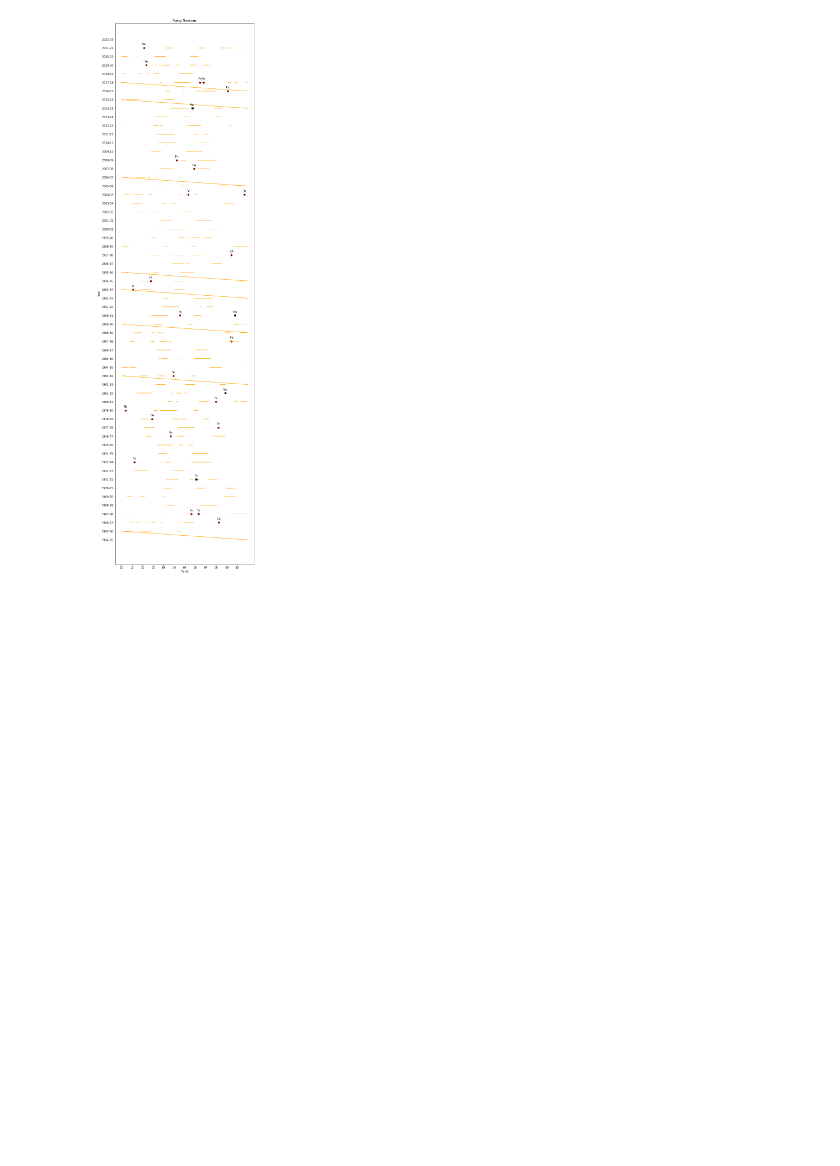
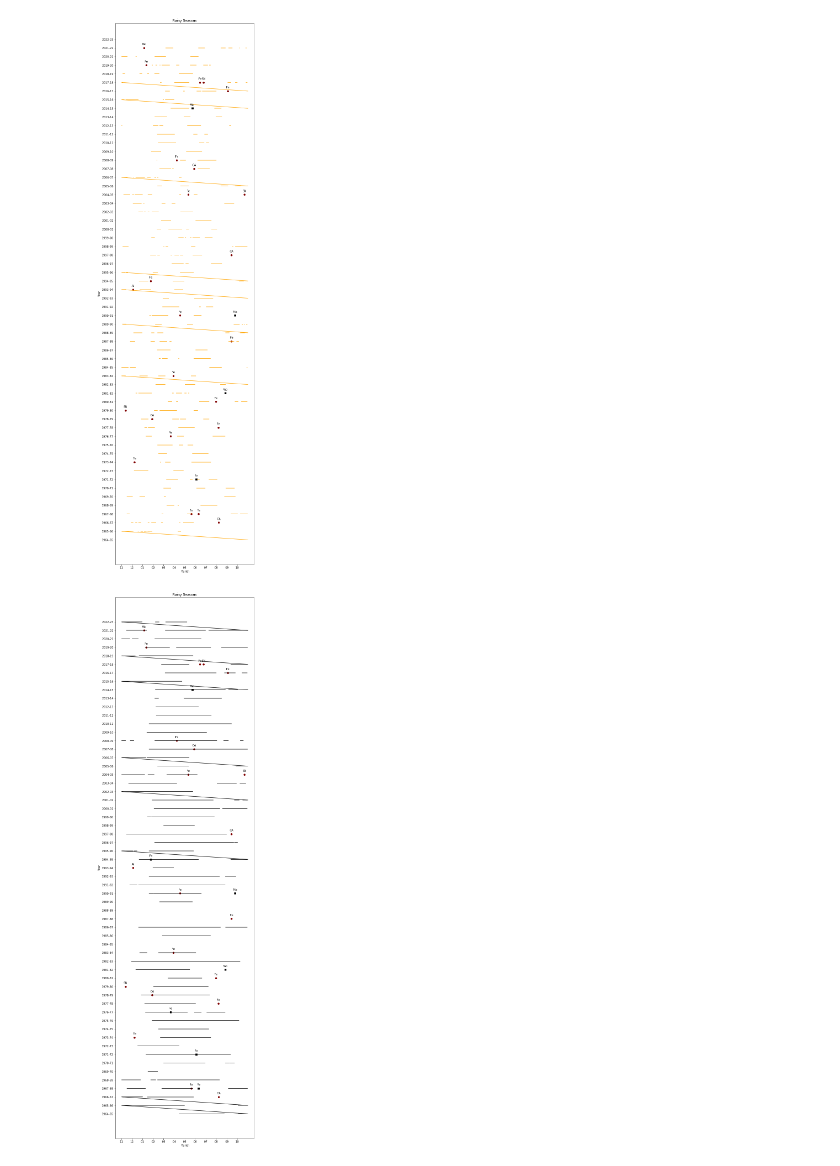
Before and after one commit to jonathan-quartin/um_volcano_project, a Jupyter notebook: old_notebooks/rainy_season_plotter.ipynb, the cells around one changed output. Drawn from its saved outputs; the diff is of its cells as text; code cells hidden in the pictures; blank space fills up the shorter version.

Commit message:
eruption table

```diff
--- a/old_notebooks/rainy_season_plotter.ipynb
+++ b/old_notebooks/rainy_season_plotter.ipynb
@@ -290,3 +290,18 @@ plt.savefig("my_plot.jpg")
 plt.show()
 # %% [output]
 [figure]
+# %%
+# Count instances of volcano in rainy times
+pick = 'Fernandina'
+erupt_dates = np.array(eruptions['Start'][(eruptions['Start'] >= '1965') & (eruptions['Volcano'] == pick)])
+total_erupts = len(erupt_dates)
+in_rain = 0
+for k in range(59):
+        year = 1964 + k
+        yearly_rain = rolling_rain[(rolling_rain['observation_date'] >= str(year) + '-' + rain_start) & (rolling_rain['observation_date'] <= str(year + 1) + '-' + rain_end)].sort_values(by=['roll90'])
+        rainy_season = yearly_rain[-73:].sort_values(by=['observation_date'])
+        for i in erupt_dates:
+                if i in rainy_season:
+                        in_rain += 1
+
+print(in_rain)
@@ -448,3 +465,70 @@ plt.savefig("my_plot2.jpg")
 plt.show()
 # %% [output]
 [figure]
+# %%
+# Generates the rainy season plot, including black squares for El Nino eruptions
+# volcanos = {'Fournaise, Piton de la': 'PF'}
+volcanos = {'Fernandina': 'Fe', 'Azul, Cerro': 'CA', 'Negra, Sierra': 'SN', 'Wolf': 'Wo', 'Marchena': 'Ma', 'Alcedo': 'Al'}
+erupt_dates = eruptions['Start'][eruptions['Start'] >= '1965']
+rolling_rain = average_ayora.copy()
+rain_start = '11-01'
+rain_end = '10-31'
+rolling_rain['roll90'] = average_ayora.precipitation.rolling(90).mean()
+rolling_rain = rolling_rain.dropna()
+total = int(.5 * len(rolling_rain))
+rolling_rain = rolling_rain.sort_values(by='roll90')[-total:]
+
+plt.figure(figsize=(9,36))
+
+decimal_erupts = np.array(erupt_dates.apply(date_to_decimal_year))
+x = [((i + (2/12)) % 1) for i in decimal_erupts]
+y = [(i + (2/12)) // 1 for i in decimal_erupts]
+labels = list(eruptions['Volcano'][eruptions['Start'] >= '1965'])
+plt.scatter(x, y, color='maroon')
+for i in range(len(x)):
+    plt.annotate(volcanos[labels[i]], (x[i], y[i]), textcoords="offset points", xytext=(0,10), ha='center')
+
+decimal_nino = np.array([date_to_decimal_year(i) for i in elnino_eruptions])
+x_nino = [((i + (2/12)) % 1) for i in decimal_nino]
+y_nino = [(i + (2/12)) // 1 for i in decimal_nino]
+plt.scatter(x_nino, y_nino, color='black', marker= 's')
+
+all_rain = []
+for k in range(59):
+        year = 1964 + k
+        yearly_rain = rolling_rain[(rolling_rain['observation_date'] >= str(year) + '-' + rain_start) & (rolling_rain['observation_date'] <= str(year + 1) + '-' + rain_end)].sort_values(by=['roll90'])
+        length = int(0 * len(yearly_rain))
+        rainy_season = yearly_rain[-length:].sort_values(by=['observation_date'])
+        all_rain += list(rainy_season['observation_date'])
+        rainy_array = np.array(rainy_season['observation_date'].apply(date_to_decimal_year))
+        x = []
+        y = []
+        for i in range(len(rainy_array)):
+                year = (rainy_array[i] + 2/12) // 1
+                month_day = (rainy_array[i] + 2/12) % 1
+                if len(x) == 0:
+                       x.append(month_day)
+                       y.append(year)
+                elif rainy_array[i] - rainy_array[i-1] <= .003:
+                       if i == len(rainy_array) - 1:
+                                if len(x) >= 10:
+                                   plt.plot(x, y, color='black')
+
+                       else:
+                                x.append(month_day)
+                                y.append(year)
+                else:
+                     if len(x) >= 10:
+                            plt.plot(x, y, color='black')
+                     x = [month_day]
+                     y = [year]
+
+plt.yticks([1965+k for k in range(59)], [str(1964+k) + '-' + str(1965+k)[2:4] for k in range(59)])
+plt.xticks([(1/12)*k for k in range(12)], ['11', '12', '01', '02', '03', '04', '05', '06', '07', '08', '09', '10'])
+plt.xlabel("Month")
+plt.ylabel("Year")
+plt.title('Rainy Seasons')
+plt.savefig("my_plot.jpg")
+plt.show()
+# %% [output]
+[figure, added]
```
Also changed, not shown: parts of 1 cell of this notebook, 4 other files.
